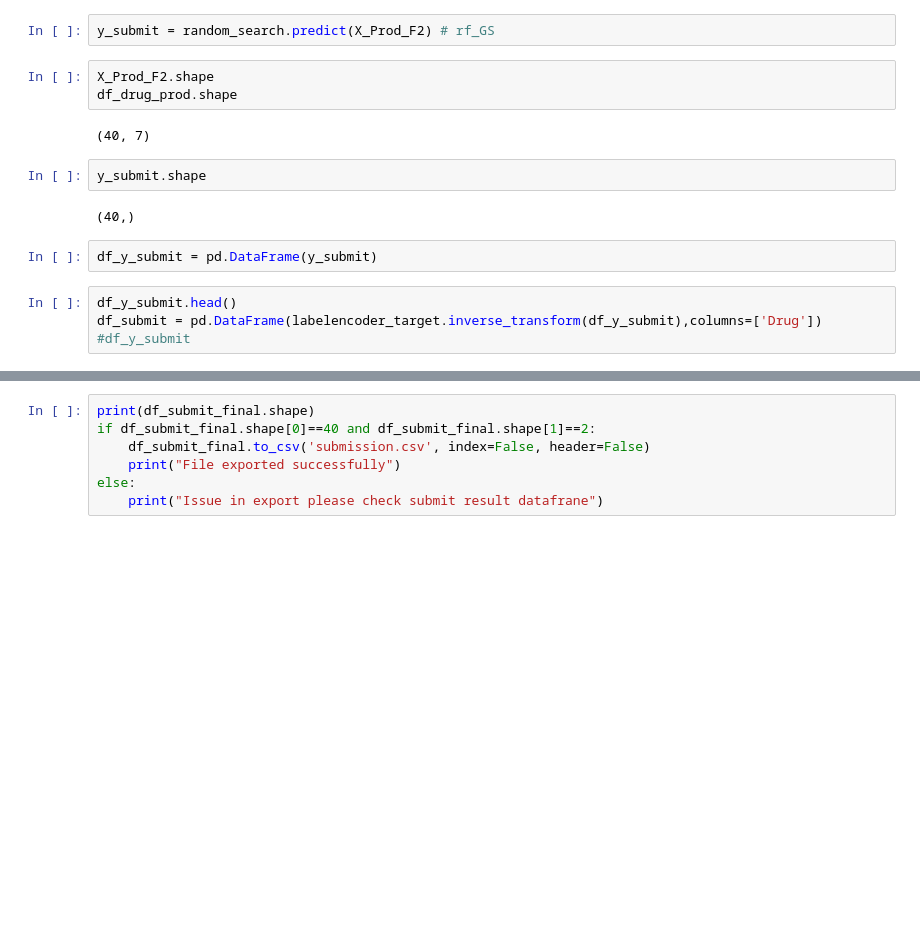
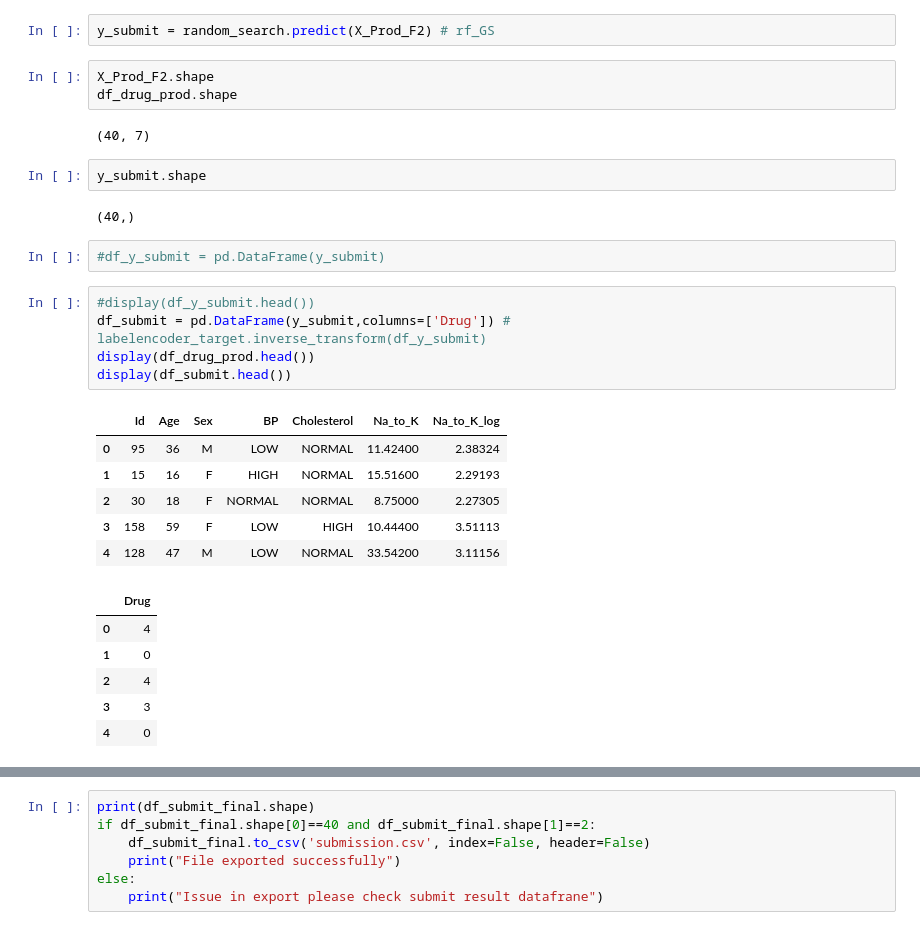
Before and after one commit to maheshambokar/INSAID_ML_Advance, a Jupyter notebook: drug-prediction.ipynb, the cells around one changed output, grey strips where cells are left out. Cells and saved outputs as stored; diff of their text form; blank space fills up the shorter version.

```diff
--- a/drug-prediction.ipynb
+++ b/drug-prediction.ipynb
@@ -1290,20 +1290,35 @@ plt.show()
 [figure]
 # %%
 y_submit = random_search.predict(X_Prod_F2) # rf_GS
-# %%
-X_Prod_F2.shape
-df_drug_prod.shape
-# %% [output]
-(40, 7)
-# %%
-y_submit.shape
-# %% [output]
-(40,)
+# %%
+X_Prod_F2.shape
+df_drug_prod.shape
+# %% [output]
+(40, 7)
+# %%
+y_submit.shape
+# %% [output]
+(40,)
 # %%
-df_y_submit = pd.DataFrame(y_submit)
+#df_y_submit = pd.DataFrame(y_submit)
 # %%
-df_y_submit.head()
-df_submit = pd.DataFrame(labelencoder_target.inverse_transform(df_y_submit),columns=['Drug']) #df_y_submit
+#display(df_y_submit.head())
+df_submit = pd.DataFrame(y_submit,columns=['Drug']) # labelencoder_target.inverse_transform(df_y_submit)
+display(df_drug_prod.head())
+display(df_submit.head())
+# %% [output]
+|  | Id | Age | Sex | BP | Cholesterol | Na_to_K | Na_to_K_log |
+| 0 | 95 | 36 | M | LOW | NORMAL | 11.42400 | 2.38324 |
+| 1 | 15 | 16 | F | HIGH | NORMAL | 15.51600 | 2.29193 |
+| 2 | 30 | 18 | F | NORMAL | NORMAL | 8.75000 | 2.27305 |
+| 3 | 158 | 59 | F | LOW | HIGH | 10.44400 | 3.51113 |
+| 4 | 128 | 47 | M | LOW | NORMAL | 33.54200 | 3.11156 |
+|  | Drug |
+| 0 | 4 |
+| 1 | 0 |
+| 2 | 4 |
+| 3 | 3 |
+| 4 | 0 |
 # %%
 #Merge with test dataset to get Id column from test set
 df_submit_final = df_submit.merge(df_drug_prod,how='inner',left_index=True,right_index=True)[['Id','Drug']]
```
Also changed, not shown: parts of 5 cells of this notebook, 1 other file.
